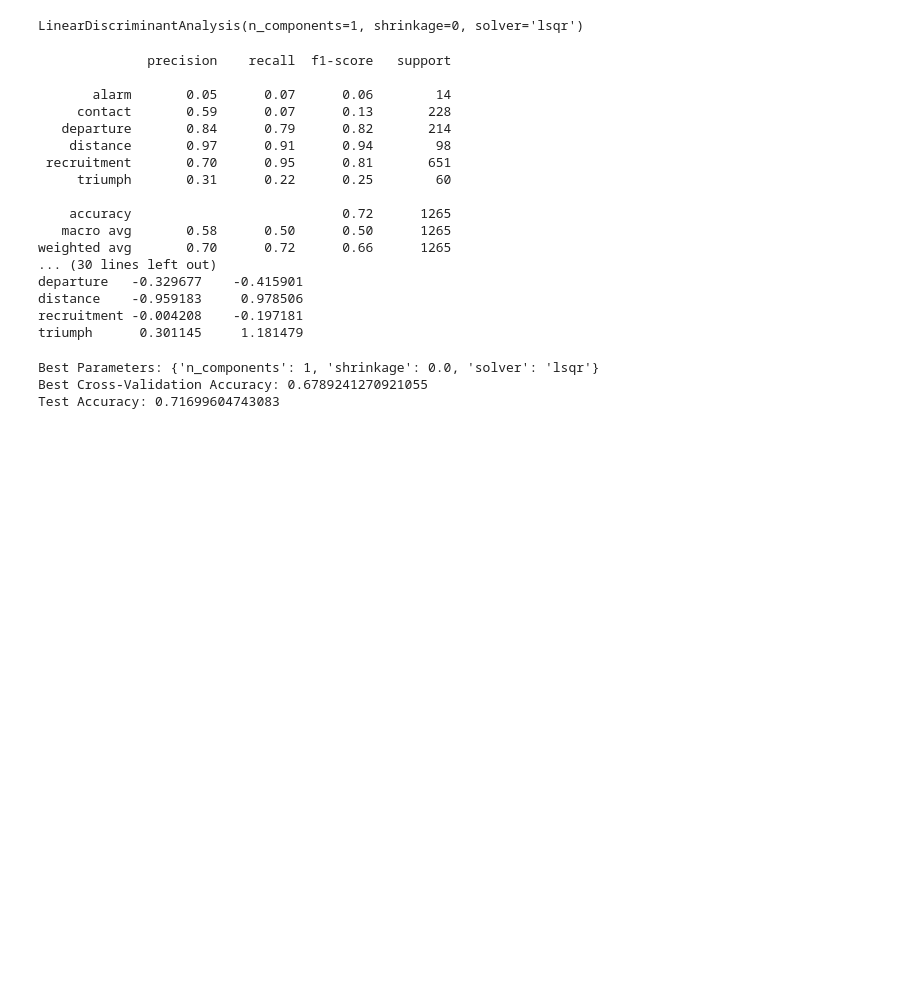
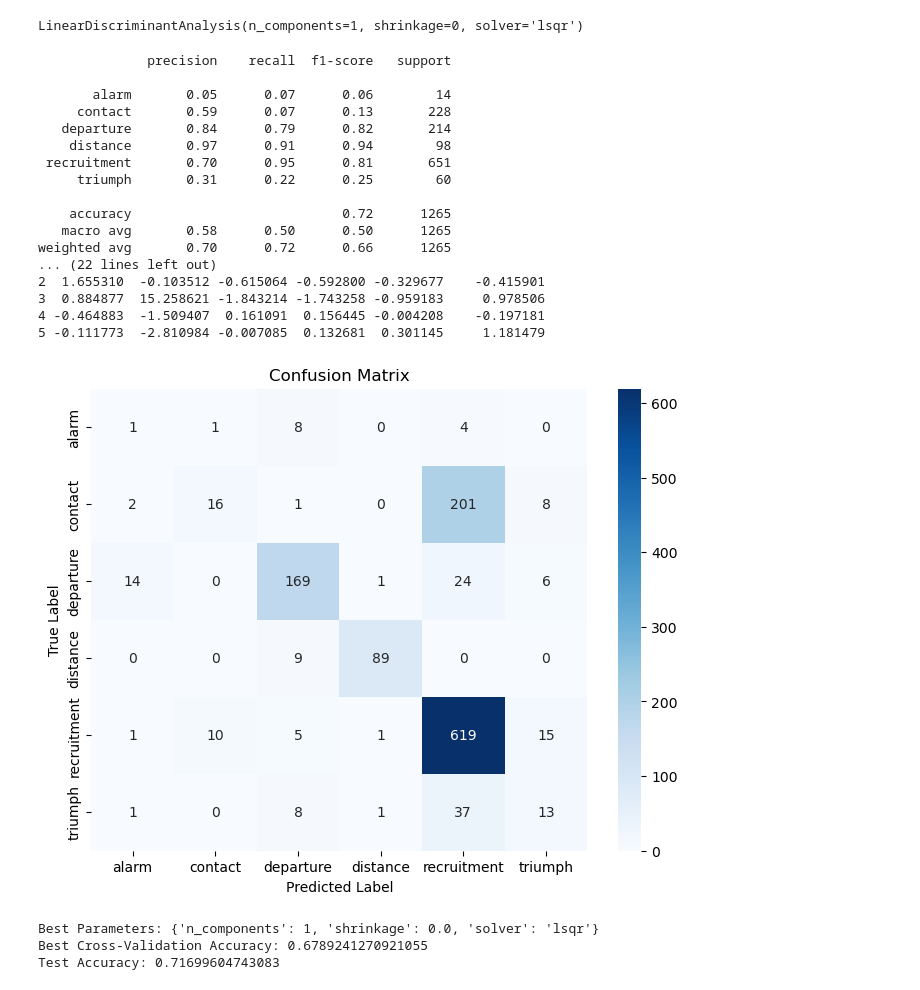
Before and after one commit to lgies23/GooseVocalizations---Thesis-code, a Jupyter notebook: classify_call_types.ipynb, the cells around one changed output. Saved outputs shown, nothing was run; the diff lists cells and outputs as text; code cells hidden in the pictures; blank space fills up the shorter version.

```diff
--- a/classify_call_types.ipynb
+++ b/classify_call_types.ipynb
@@ -92,30 +108,43 @@ lda.fit(X_train, y_train)
 LinearDiscriminantAnalysis(n_components=1, shrinkage=0, solver='lsqr')
 # %%
 y_pred = lda.predict(X_test)
+y_test_labels = le.inverse_transform(y_test)
+y_pred_labels = le.inverse_transform(y_pred)
 
-print(classification_report(y_test, y_pred))
-print("Accuracy:", accuracy_score(y_test, y_pred))
+print(classification_report(y_test_labels, y_pred_labels))
+print("Accuracy:", accuracy_score(y_test_labels, y_pred_labels))
 
 coef_df = pd.DataFrame(lda.coef_, columns=features_list, index=lda.classes_)
 print("Feature coefficients per class:")
 print(coef_df)
+
+cm = confusion_matrix(y_test, y_pred)
+
+# Plot the confusion matrix
+plt.figure(figsize=(8, 6))
+sns.heatmap(cm, annot=True, fmt='d', cmap='Blues', xticklabels=le.classes_, yticklabels=le.classes_)
+plt.title('Confusion Matrix')
+plt.ylabel('True Label')
+plt.xlabel('Predicted Label')
+plt.show()
 # %% [output]
               precision    recall  f1-score   support
 
        alarm       0.05      0.07      0.06        14
      contact       0.59      0.07      0.13       228
    departure       0.84      0.79      0.82       214
     distance       0.97      0.91      0.94        98
  recruitment       0.70      0.95      0.81       651
      triumph       0.31      0.22      0.25        60
 
     accuracy                           0.72      1265
    macro avg       0.58      0.50      0.50      1265
 weighted avg       0.70      0.72      0.66      1265
-... (30 lines left out)
-departure   -0.329677    -0.415901
-distance    -0.959183     0.978506
-recruitment -0.004208    -0.197181
-triumph      0.301145     1.181479
+... (22 lines left out)
+2  1.655310  -0.103512 -0.615064 -0.592800 -0.329677    -0.415901
+3  0.884877  15.258621 -1.843214 -1.743258 -0.959183     0.978506
+4 -0.464883  -1.509407  0.161091  0.156445 -0.004208    -0.197181
+5 -0.111773  -2.810984 -0.007085  0.132681  0.301145     1.181479
+[figure, added]
 # %%
 param_grid = {
```
Also changed, not shown: parts of 19 cells of this notebook.
